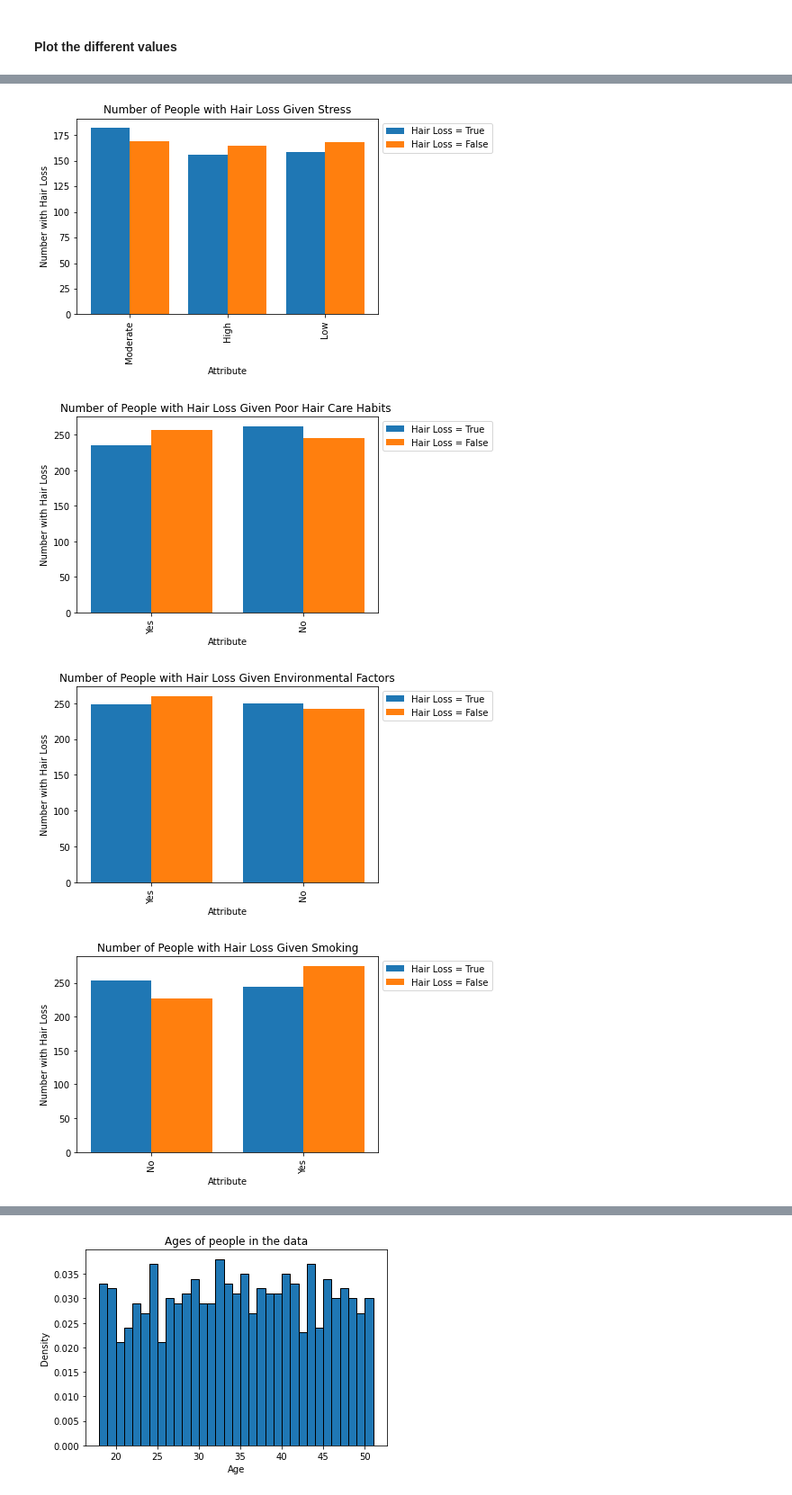
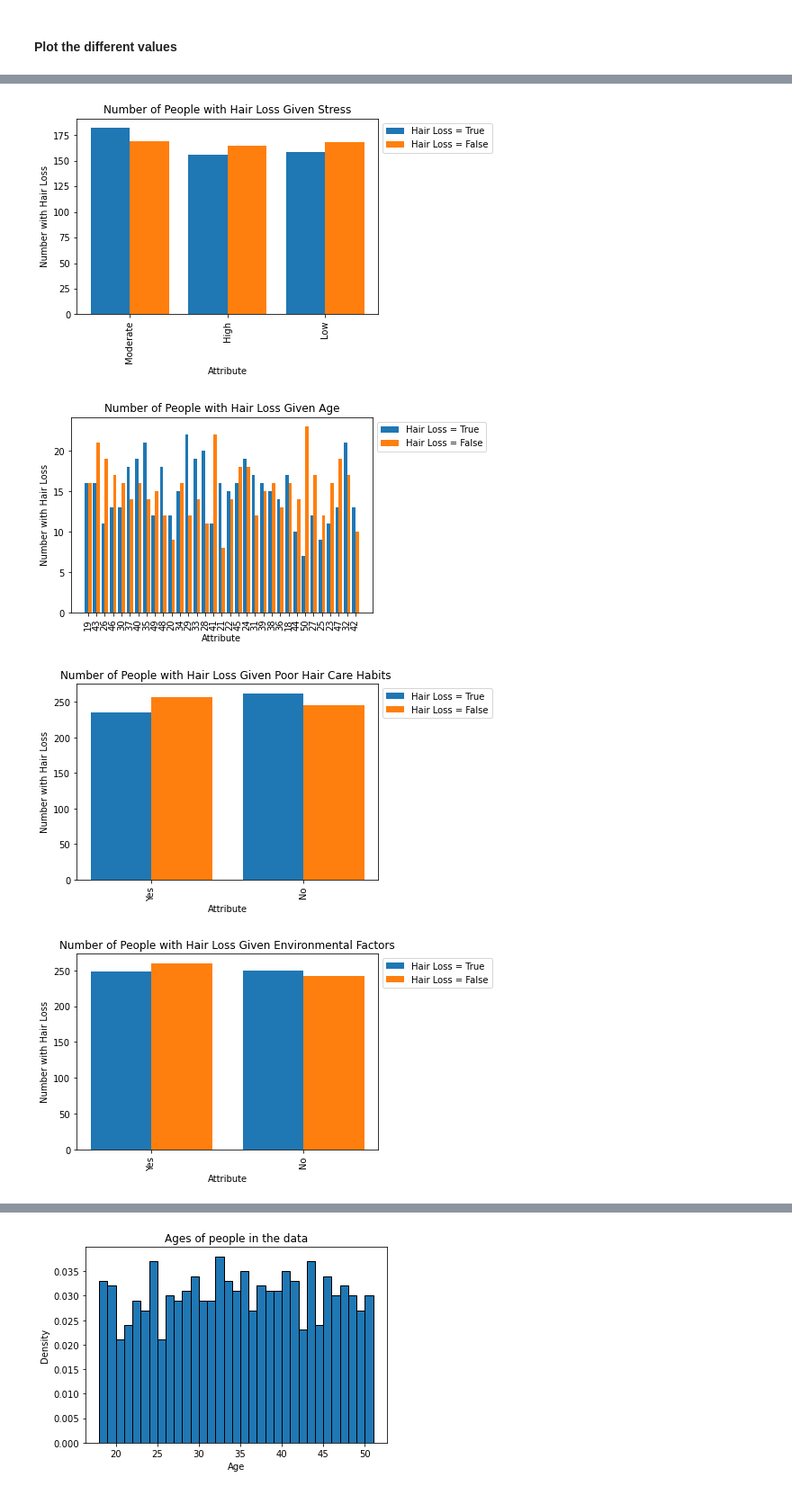
Before and after one commit to tannerwheeler/CS6850, a Jupyter notebook: FinalProjectCode.ipynb, the cells around one changed output, grey strips where cells are left out. Shown at 90% size. Cells and saved outputs as stored; diff of their text form; code cells hidden in the pictures.

```diff
--- a/FinalProjectCode.ipynb
+++ b/FinalProjectCode.ipynb
@@ -130,6 +179,8 @@ duplicates
 | 669 | 186979 | No | No | Seborrheic Dermatitis | Blood Pressure Medication | Vitamin E deficiency | ... |
 | 866 | 172639 | Yes | Yes | No Data | Accutane | Vitamin A Deficiency | ... |
 | 956 | 186979 | Yes | Yes | Seborrheic Dermatitis | Chemotherapy | No Data | ... |
+# %%
+data = data.drop(columns=['Id'])
 # %%
 data.describe(include='all').transpose()
 # %% [output]
@@ -151,36 +201,34 @@ data.describe(include='all').transpose()
 #### Plot the different values
 # %%
 keys = [i for i in data.keys()]
-keys.pop(0)
-keys.pop(6)
 
 for cat in keys:
     X = data[cat].unique()
     yes_list = []
     no_list = []
     for a in data[cat].unique():
         temp = data[data[cat] == a]
         yes_list.append(len(temp[temp['Hair Loss'] == True]))
         no_list.append(len(temp[temp['Hair Loss'] == False]))
 
     X_axis = np.arange(len(X))
 
     plt.bar(X_axis - 0.2, yes_list, 0.4, label='Hair Loss = True')
     plt.bar(X_axis + 0.2, no_list, 0.4, label='Hair Loss = False')
 
     plt.xticks(X_axis, X, rotation=90)
     plt.xlabel("Attribute")
     plt.ylabel("Number with Hair Loss")
     plt.title("Number of People with Hair Loss Given " + str(cat))
     plt.legend(bbox_to_anchor=(1.0, 1.0), loc='upper left')
     plt.show()
 # %% [output]
 [figure]
 [figure]
 [figure]
 [figure]
 [figure]
 [figure]
-[figure, old version]
+[figure, new version]
-[figure, old version]
+[figure, new version]
-[figure, old version]
+[figure, new version]
```
Also changed, not shown: parts of 18 cells of this notebook.
